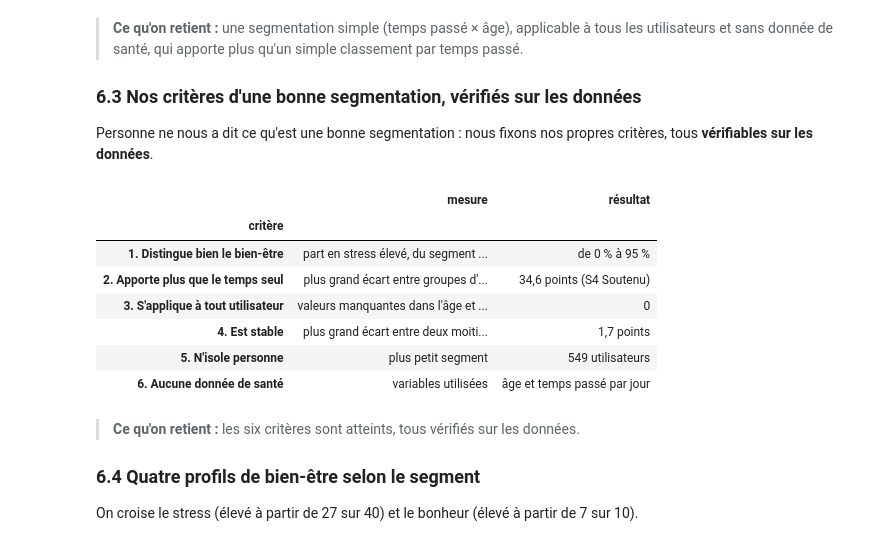
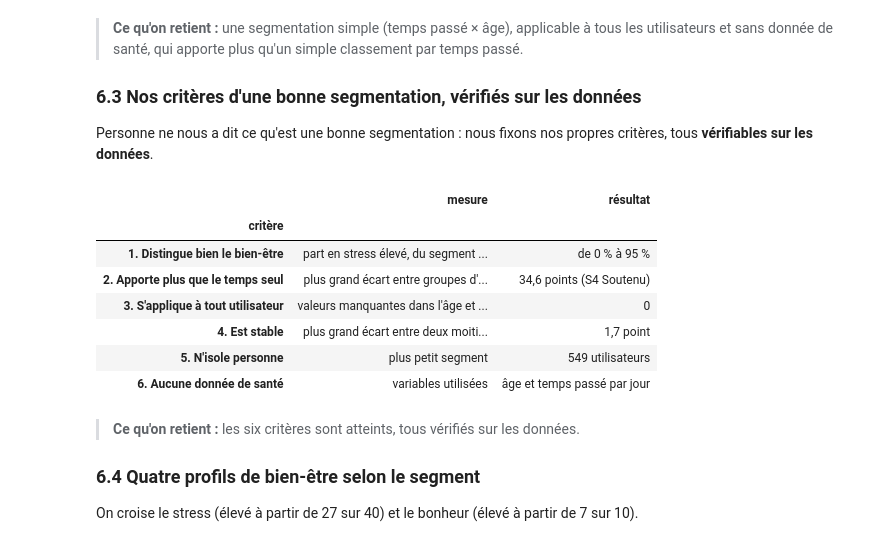
Before and after one commit to manondesclaux/Rush-4-Segmentation-Instagram, a Jupyter notebook: notebook_Instagram_final.ipynb, the cells around one changed output. Cells and saved outputs as stored; diff of their text form; code cells hidden in the pictures.

Commit message:
fix: accorde l'écart de stabilité au singulier (1,7 point)

```diff
--- a/notebook_Instagram_final.ipynb
+++ b/notebook_Instagram_final.ipynb
@@ -1113,26 +1113,26 @@ Personne ne nous a dit ce qu'est une bonne segmentation : nous fixons nos propre
 # %%
 moitie = np.where(df["user_id"] % 2 == 0, "A", "B")
 stabilite = (df.assign(moitie=moitie).groupby(["moitie", "groupe_age", "segment"], observed=True)["stress_eleve"]
              .mean().mul(100).unstack("moitie"))
 ecarts_age = grille.max() - grille.min()
 criteres = pd.DataFrame([
     ("1. Distingue bien le bien-être", "part en stress élevé, du segment le plus bas au plus haut",
      f"de {fr(grille.min().min(), 0)} % à {fr(grille.max().max(), 0)} %"),
     ("2. Apporte plus que le temps seul", "plus grand écart entre groupes d'âge dans un même segment de temps",
      f"{fr(ecarts_age.max(), 1)} points ({ecarts_age.idxmax()})"),
     ("3. S'applique à tout utilisateur", "valeurs manquantes dans l'âge et le temps passé", str(int(df[["age", TEMPS]].isna().sum().sum()))),
-    ("4. Est stable", "plus grand écart entre deux moitiés du fichier", f"{fr((stabilite['A'] - stabilite['B']).abs().max(), 1)} points"),
+    ("4. Est stable", "plus grand écart entre deux moitiés du fichier", f"{fr((stabilite['A'] - stabilite['B']).abs().max(), 1)} point{'s' if round((stabilite['A'] - stabilite['B']).abs().max(), 1) >= 2 else ''}"),
     ("5. N'isole personne", "plus petit segment", f"{fr(df.groupby(['groupe_age', 'segment'], observed=True).size().min(), 0)} utilisateurs"),
     ("6. Aucune donnée de santé", "variables utilisées", "âge et temps passé par jour"),
 ], columns=["critère", "mesure", "résultat"]).set_index("critère")
 display(criteres)
 # %% [output]
 |  | mesure | résultat |
 | critère |  |  |
 | 1. Distingue bien le bien-être | part en stress élevé, du segment ... | de 0 % à 95 % |
 | 2. Apporte plus que le temps seul | plus grand écart entre groupes d'... | 34,6 points (S4 Soutenu) |
 | 3. S'applique à tout utilisateur | valeurs manquantes dans l'âge et ... | 0 |
-| 4. Est stable | plus grand écart entre deux moiti... | 1,7 points |
+| 4. Est stable | plus grand écart entre deux moiti... | 1,7 point |
 | 5. N'isole personne | plus petit segment | 549 utilisateurs |
 | 6. Aucune donnée de santé | variables utilisées | âge et temps passé par jour |
 # %% [markdown]
```
Also changed, not shown: 1 other file.
